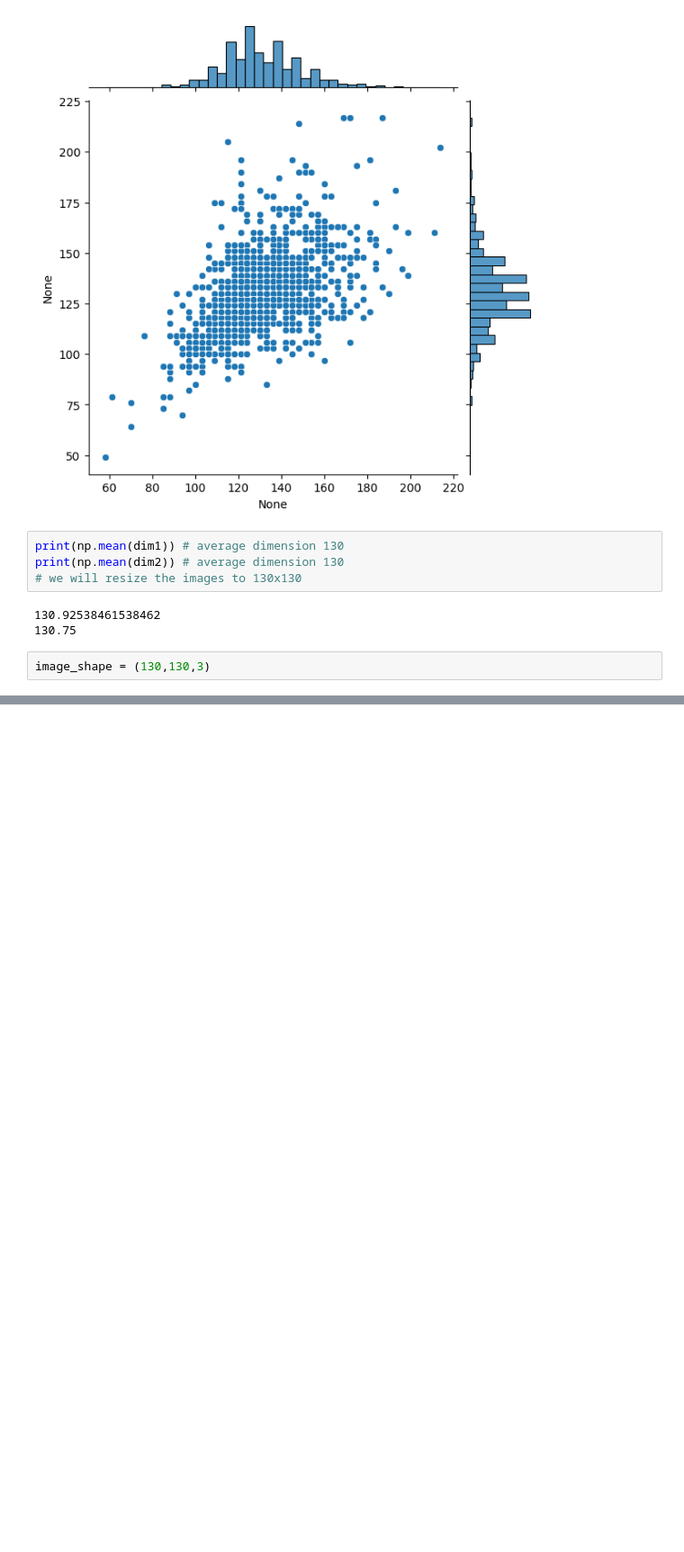
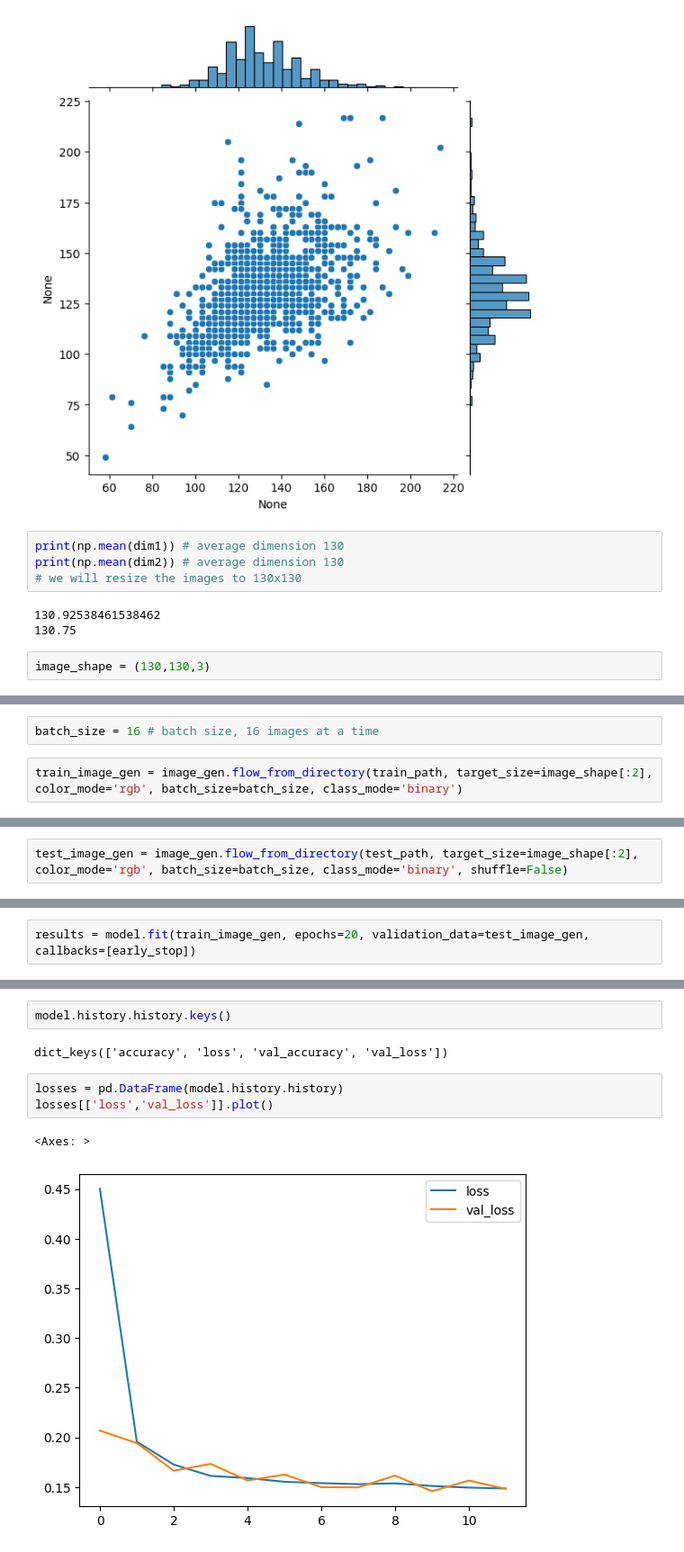
Before and after one commit to higorcamelo/tensor-keras-curso, a Jupyter notebook: CNN/Cell CNN/cell_cnn.ipynb, the cells around one changed output, grey strips where cells are left out. Shown at 90% size. Saved outputs shown, nothing was run; the diff lists cells and outputs as text; blank space fills up the shorter version.

```diff
--- a/CNN/Cell CNN/cell_cnn.ipynb
+++ b/CNN/Cell CNN/cell_cnn.ipynb
@@ -70,0 +142,4 @@ image_shape = (130,130,3)
+# %%
+batch_size = 16 # batch size, 16 images at a time
+# %%
+train_image_gen = image_gen.flow_from_directory(train_path, target_size=image_shape[:2], color_mode='rgb', batch_size=batch_size, class_mode='binary')
@@ -70,0 +148,2 @@ image_shape = (130,130,3)
+# %%
+test_image_gen = image_gen.flow_from_directory(test_path, target_size=image_shape[:2], color_mode='rgb', batch_size=batch_size, class_mode='binary', shuffle=False)
@@ -70,0 +156,2 @@ image_shape = (130,130,3)
+# %%
+results = model.fit(train_image_gen, epochs=20, validation_data=test_image_gen, callbacks=[early_stop])
@@ -70,0 +176,10 @@ image_shape = (130,130,3)
+# %%
+model.history.history.keys()
+# %% [output]
+dict_keys(['accuracy', 'loss', 'val_accuracy', 'val_loss'])
+# %%
+losses = pd.DataFrame(model.history.history)
+losses[['loss','val_loss']].plot()
+# %% [output]
+<Axes: >
+[figure, added]
```
Also changed, not shown: parts of 23 cells of this notebook.
